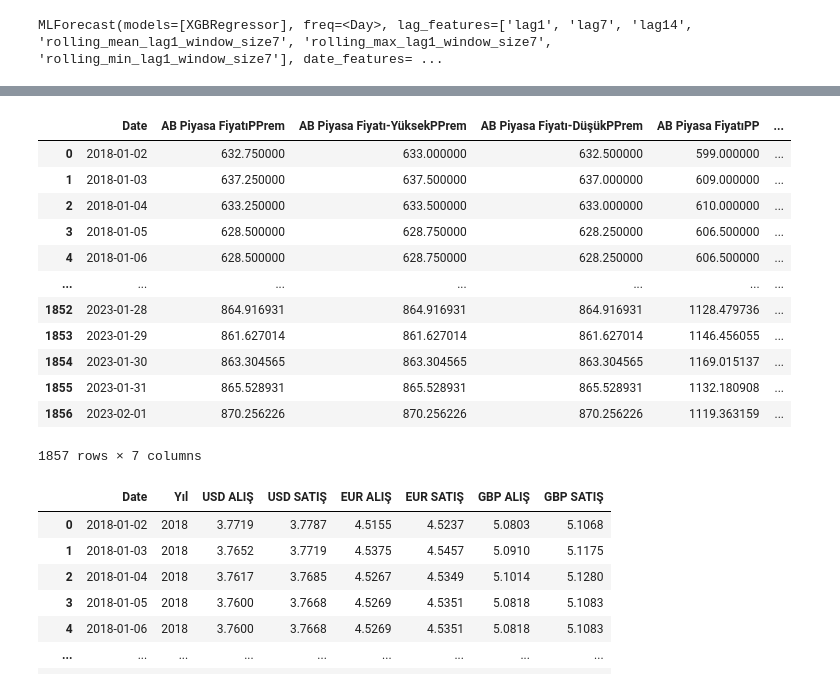
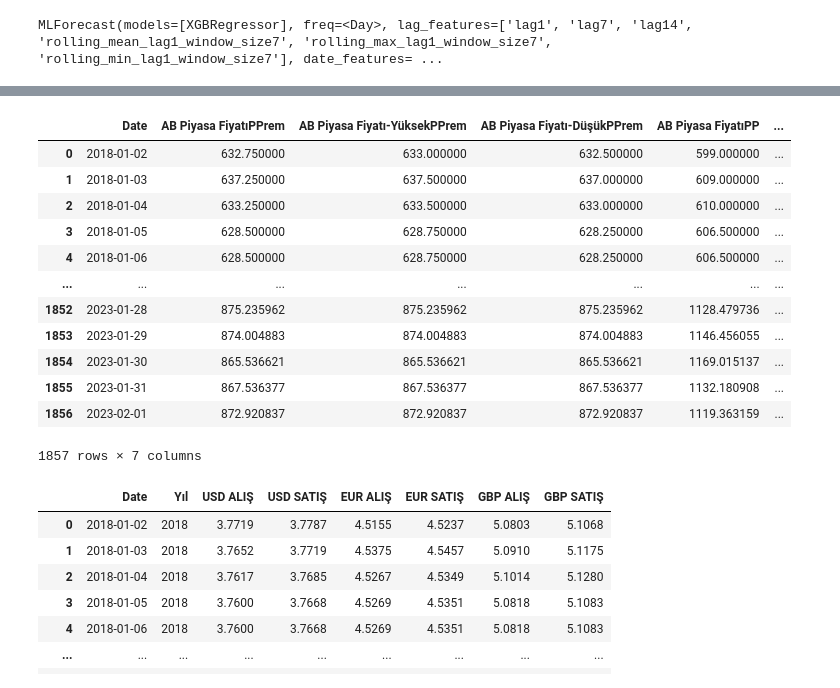
Before and after one commit to Ybatuhan-EcoBooster/Kaggle-Solution-2023, a Jupyter notebook: ProjectWork.ipynb, the cells around one changed output, grey strips where cells are left out. Saved outputs shown, nothing was run; the diff lists cells and outputs as text; code cells hidden in the pictures.

```diff
--- a/ShellCashFlow.ipynb
+++ b/ProjectWork.ipynb
@@ -150,7 +150,7 @@ Platts10PPM_1_prediciton
 | 30 | 10 ppm ULSD CIF Med (Genova/Lavera) | 2023-01-31 | 1132.180908 |
 | 31 | 10 ppm ULSD CIF Med (Genova/Lavera) | 2023-02-01 | 1119.363159 |
 # %%
-model_2 = MLForecast(models=models,
+PlattsEstiationModel2 = MLForecast(models=PlattsModels,
                    freq='D',
                    lags=[1,7,14],
                    lag_transforms={
@@ -160,7 +160,7 @@ model_2 = MLForecast(models=models,
                    num_threads=6)
 
 
-model_2.fit(Platts10PPM_2, id_col='unique_id', time_col='ds', target_col='y', static_features=[])
+PlattsEstiationModel2.fit(Platts10PPM_2_ModelDF, id_col='unique_id', time_col='ds', target_col='y', static_features=[])
 # %% [output]
 MLForecast(models=[XGBRegressor], freq=<Day>, lag_features=['lag1', 'lag7', 'lag14', 'rolling_mean_lag1_window_size7', 'rolling_max_lag1_window_size7', 'rolling_min_lag1_window_size7'], date_features= ...
 # %%
@@ -200,8 +200,8 @@ model_3.fit(Platts10PPM_3, id_col='unique_id', time_col='ds', target_col='y', st
 # %% [output]
 MLForecast(models=[XGBRegressor], freq=<Day>, lag_features=['lag1', 'lag7', 'lag14', 'rolling_mean_lag1_window_size7', 'rolling_max_lag1_window_size7', 'rolling_min_lag1_window_size7'], date_features= ...
 # %%
-Platts10PPM_3_prediciton =  model_3.predict(horizon=32)
-Platts10PPM_3_prediciton.columns = ["unique_id","ds","y"]
-Platts10PPM_3_prediciton
+Platts10PPM3Prediciton =  PlattsEstimationModel3.predict(horizon=32)
+Platts10PPM3Prediciton.columns = ["unique_id","ds","y"]
+Platts10PPM3Prediciton
 # %% [output]
 |  | unique_id | ds | y |
@@ -231,9 +231,9 @@ Platts10PPM_3.columns = ["ds","unique_id","AB Piyasa Fiyatı-Düşük"]
 # %%
-Platts10PPM = pd.merge(Platts10PPM_1, Platts10PPM_2,on=["ds","unique_id"], how='inner')
-Platts10PPM = pd.merge(Platts10PPM,Platts10PPM_3,on=["ds","unique_id"], how='inner')
-Platts10PPM = Platts10PPM[["ds","AB Piyasa Fiyatı","AB Piyasa Fiyatı-Yüksek","AB Piyasa Fiyatı-Düşük"]]
-Platts10PPM.columns = ["Date","AB Piyasa FiyatıPP","AB Piyasa Fiyatı-YüksekPP","AB Piyasa Fiyatı-DüşükPP"]
-Platts10PPM
+Platts10PPMDF = pd.merge(Platts10PPM_1_ModelDF, Platts10PPM_2_ModelDF,on=["ds","unique_id"], how='inner')
+Platts10PPMDF = pd.merge(Platts10PPMDF,Platts10PPM_3_ModelDF,on=["ds","unique_id"], how='inner')
+Platts10PPMDF = Platts10PPMDF[["ds","AB Piyasa Fiyatı","AB Piyasa Fiyatı-Yüksek","AB Piyasa Fiyatı-Düşük"]]
+Platts10PPMDF.columns = ["Date","AB Piyasa FiyatıPP","AB Piyasa Fiyatı-YüksekPP","AB Piyasa Fiyatı-DüşükPP"]
+Platts10PPMDF
 # %% [output]
 |  | Date | AB Piyasa FiyatıPP | AB Piyasa Fiyatı-YüksekPP | AB Piyasa Fiyatı-DüşükPP |
 | 0 | 2018-01-02 | 599.000000 | 599.250000 | 598.750000 |
@@ -250,66 +250,66 @@ Platts10PPM
 1857 rows × 4 columns
 # %%
-PlattsPremunl10PPM = PlattsPremunl10PPM.reset_index()
-PlattsPremunl10PPM = PlattsPremunl10PPM[["Date","Ürün","AB Piyasa Fiyatı","AB Piyasa Fiyatı- Yüksek","AB Piyasa Fiyatı- Düşük"]]
-PlattsPremunl10PPM.columns = ["ds","unique_id","y","High","Low",]
+PlattsPremunl10PPMDF = PlattsPremunl10PPMDF.reset_index()
+PlattsPremunl10PPMDF = PlattsPremunl10PPMDF[["Date","Ürün","AB Piyasa Fiyatı","AB Piyasa Fiyatı- Yüksek","AB Piyasa Fiyatı- Düşük"]]
+PlattsPremunl10PPMDF.columns = ["ds","unique_id","y","High","Low",]
 
-PlattsPremunl10PPM_1 = PlattsPremunl10PPM[["ds","unique_id","y"]]
-PlattsPremunl10PPM_2 = PlattsPremunl10PPM[["ds","unique_id","High"]]
-PlattsPremunl10PPM_2.columns = ["ds","unique_id","y"]
-PlattsPremunl10PPM_3 = PlattsPremunl10PPM[["ds","unique_id","Low"]]
-PlattsPremunl10PPM_3.columns = ["ds","unique_id","y"]
+PlattsPremunl10PPM_1_ModelDF = PlattsPremunl10PPMDF[["ds","unique_id","y"]]
+PlattsPremunl10PPM_2_ModelDF = PlattsPremunl10PPMDF[["ds","unique_id","High"]]
+PlattsPremunl10PPM_2_ModelDF.columns = ["ds","unique_id","y"]
+PlattsPremunl10PPM_3_ModelDF = PlattsPremunl10PPMDF[["ds","unique_id","Low"]]
+PlattsPremunl10PPM_3_ModelDF.columns = ["ds","unique_id","y"]
 
-Platts_model_list_1 = [PlattsPremunl10PPM_1,PlattsPremunl10PPM_2,PlattsPremunl10PPM_3]
+PlattsModelList1 = [PlattsPremunl10PPM_1_ModelDF,PlattsPremunl10PPM_2_ModelDF,PlattsPremunl10PPM_3_ModelDF]
 
-model = MLForecast(models=models,
+PlattsEstimationModel = MLForecast(models=PlattsModels,
                     freq='D',
                     lags=[1,7,14],
                     lag_transforms={
                         1: [(rolling_mean, 7), (rolling_max, 7), (rolling_min, 7)],
                     },
-                    date_features=['dayofweek', 'month'],
+                    date_features=['dayofweek', 'day'],
                     num_threads=6)
 
 
 Plattes_Models_1 = []
-for i in Platts_model_list_1:
-    models_list = model.fit(i, id_col='unique_id', time_col='ds', target_col='y', static_features=[])
+for i in PlattsModelList1:
+    models_list = PlattsEstimationModel.fit(i, id_col='unique_id', time_col='ds', target_col='y', static_features=[])
     Plattes_Models_1.append(models_list)
 
 PlattsPremunl10PPM_1_prediciton =  Plattes_Models_1[0].predict(horizon=32)
 PlattsPremunl10PPM_1_prediciton.columns = ["unique_id","ds","y"]
 PlattsPremunl10PPM_2_prediciton =  Plattes_Models_1[1].predict(horizon=32)
 PlattsPremunl10PPM_2_prediciton.columns = ["unique_id","ds","y"]
 PlattsPremunl10PPM_3_prediciton =  Plattes_Models_1[2].predict(horizon=32)
 PlattsPremunl10PPM_3_prediciton.columns = ["unique_id","ds","y"]
 
-PlattsPremunl10PPM_1 = pd.concat([PlattsPremunl10PPM_1,PlattsPremunl10PPM_1_prediciton],ignore_index = True)
-PlattsPremunl10PPM_1.columns = ["ds","unique_id","AB Piyasa Fiyatı"]
-PlattsPremunl10PPM_2 = pd.concat([PlattsPremunl10PPM_2,PlattsPremunl10PPM_2_prediciton],ignore_index = True)
-PlattsPremunl10PPM_2.columns = ["ds","unique_id","AB Piyasa Fiyatı-Yüksek"]
-PlattsPremunl10PPM_3 = pd.concat([PlattsPremunl10PPM_3,PlattsPremunl10PPM_3_prediciton],ignore_index = True)
-PlattsPremunl10PPM_3.columns = ["ds","unique_id","AB Piyasa Fiyatı-Düşük"]
+PlattsPremunl10PPM_1_ModelDF = pd.concat([PlattsPremunl10PPM_1_ModelDF,PlattsPremunl10PPM_1_prediciton],ignore_index = True)
+PlattsPremunl10PPM_1_ModelDF.columns = ["ds","unique_id","AB Piyasa Fiyatı"]
+PlattsPremunl10PPM_2_ModelDF = pd.concat([PlattsPremunl10PPM_2_ModelDF,PlattsPremunl10PPM_2_prediciton],ignore_index = True)
+PlattsPremunl10PPM_2_ModelDF.columns = ["ds","unique_id","AB Piyasa Fiyatı-Yüksek"]
+PlattsPremunl10PPM_3_ModelDF = pd.concat([PlattsPremunl10PPM_3_ModelDF,PlattsPremunl10PPM_3_prediciton],ignore_index = True)
+PlattsPremunl10PPM_3_ModelDF.columns = ["ds","unique_id","AB Piyasa Fiyatı-Düşük"]
 
-PlattsPremunl10PPM = pd.merge(PlattsPremunl10PPM_1, PlattsPremunl10PPM_2,on=["ds","unique_id"], how='inner')
-PlattsPremunl10PPM = pd.merge(PlattsPremunl10PPM,PlattsPremunl10PPM_3,on=["ds","unique_id"], how='inner')
-PlattsPremunl10PPM= PlattsPremunl10PPM[["ds","AB Piyasa Fiyatı","AB Piyasa Fiyatı-Yüksek","AB Piyasa Fiyatı-Düşük"]]
-PlattsPremunl10PPM.columns = ["Date","AB Piyasa FiyatıPPrem","AB Piyasa Fiyatı-YüksekPPrem","AB Piyasa Fiyatı-DüşükPPrem"]
+PlattsPremunl10PPMDF = pd.merge(PlattsPremunl10PPM_1_ModelDF, PlattsPremunl10PPM_2_ModelDF,on=["ds","unique_id"], how='inner')
+PlattsPremunl10PPMDF = pd.merge(PlattsPremunl10PPMDF,PlattsPremunl10PPM_3_ModelDF,on=["ds","unique_id"], how='inner')
+PlattsPremunl10PPMDF= PlattsPremunl10PPMDF[["ds","AB Piyasa Fiyatı","AB Piyasa Fiyatı-Yüksek","AB Piyasa Fiyatı-Düşük"]]
+PlattsPremunl10PPMDF.columns = ["Date","AB Piyasa FiyatıPPrem","AB Piyasa Fiyatı-YüksekPPrem","AB Piyasa Fiyatı-DüşükPPrem"]
 
 
-Platts = PlattsPremunl10PPM.merge(Platts10PPM, on=["Date"], how="inner")
-Platts
+PlattsDF = PlattsPremunl10PPMDF.merge(Platts10PPMDF, on=["Date"], how="inner")
+PlattsDF
 # %% [output]
 |  | Date | AB Piyasa FiyatıPPrem | AB Piyasa Fiyatı-YüksekPPrem | AB Piyasa Fiyatı-DüşükPPrem | AB Piyasa FiyatıPP | ... |
 | 0 | 2018-01-02 | 632.750000 | 633.000000 | 632.500000 | 599.000000 | ... |
 | 1 | 2018-01-03 | 637.250000 | 637.500000 | 637.000000 | 609.000000 | ... |
 | 2 | 2018-01-04 | 633.250000 | 633.500000 | 633.000000 | 610.000000 | ... |
 | 3 | 2018-01-05 | 628.500000 | 628.750000 | 628.250000 | 606.500000 | ... |
 | 4 | 2018-01-06 | 628.500000 | 628.750000 | 628.250000 | 606.500000 | ... |
 | ... | ... | ... | ... | ... | ... | ... |
-| 1852 | 2023-01-28 | 864.916931 | 864.916931 | 864.916931 | 1128.479736 | ... |
-| 1853 | 2023-01-29 | 861.627014 | 861.627014 | 861.627014 | 1146.456055 | ... |
-| 1854 | 2023-01-30 | 863.304565 | 863.304565 | 863.304565 | 1169.015137 | ... |
-| 1855 | 2023-01-31 | 865.528931 | 865.528931 | 865.528931 | 1132.180908 | ... |
-| 1856 | 2023-02-01 | 870.256226 | 870.256226 | 870.256226 | 1119.363159 | ... |
+| 1852 | 2023-01-28 | 875.235962 | 875.235962 | 875.235962 | 1128.479736 | ... |
+| 1853 | 2023-01-29 | 874.004883 | 874.004883 | 874.004883 | 1146.456055 | ... |
+| 1854 | 2023-01-30 | 865.536621 | 865.536621 | 865.536621 | 1169.015137 | ... |
+| 1855 | 2023-01-31 | 867.536377 | 867.536377 | 867.536377 | 1132.180908 | ... |
+| 1856 | 2023-02-01 | 872.920837 | 872.920837 | 872.920837 | 1119.363159 | ... |
 1857 rows × 7 columns
 # %%
```
Also changed, not shown: parts of 34 cells of this notebook, 14 other files.
